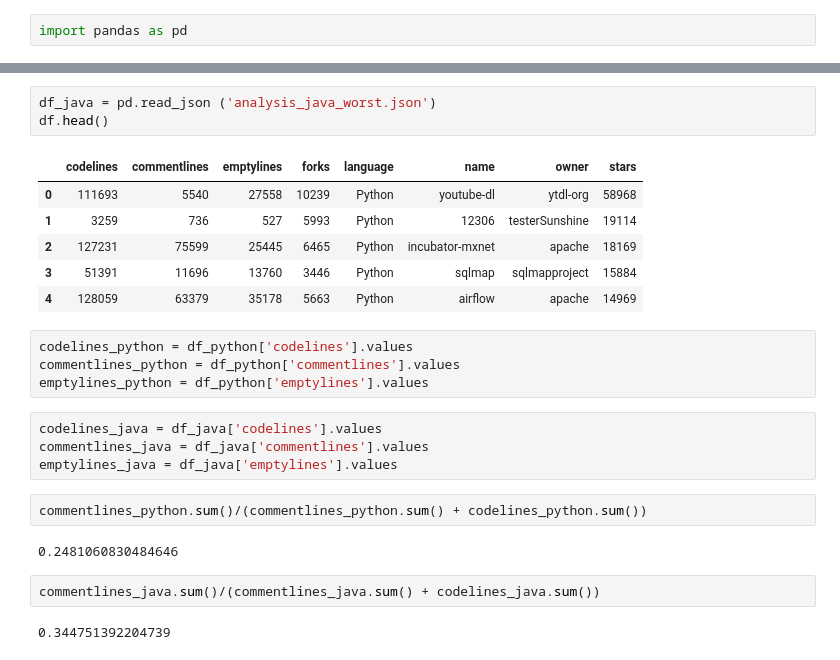
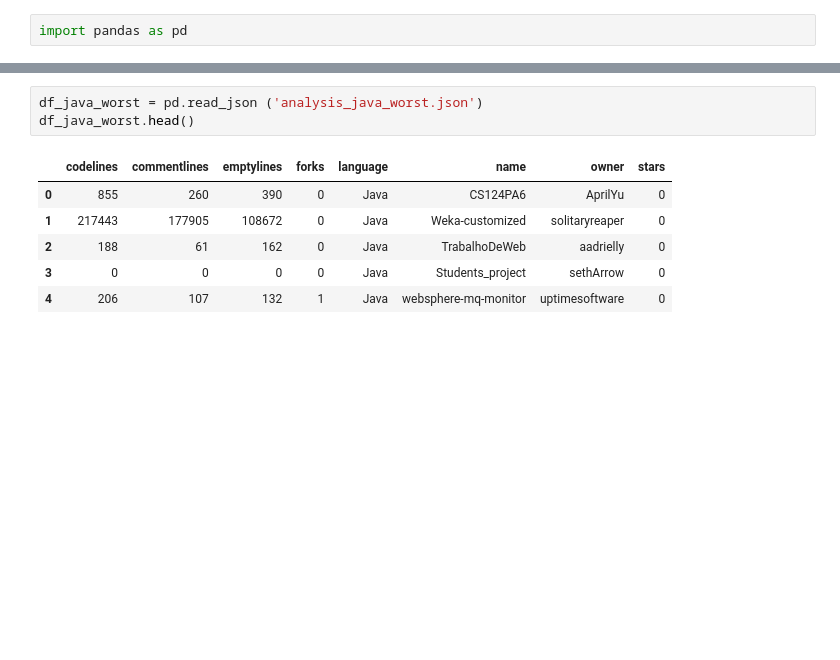
Before and after one commit to davedscl/AdvancedMethodsSe, a Jupyter notebook: evaluation.ipynb, the cells around one changed output, grey strips where cells are left out. Cells and saved outputs as stored; diff of their text form; blank space fills up the shorter version.

```diff
--- a/evaluation.ipynb
+++ b/evaluation.ipynb
@@ -13,26 +33,10 @@ df.head()
 # %%
-df_java = pd.read_json ('analysis_java_worst.json')
-df.head()
+df_java_worst = pd.read_json ('analysis_java_worst.json')
+df_java_worst.head()
 # %% [output]
 |  | codelines | commentlines | emptylines | forks | language | name | owner | stars |
-| 0 | 111693 | 5540 | 27558 | 10239 | Python | youtube-dl | ytdl-org | 58968 |
-| 1 | 3259 | 736 | 527 | 5993 | Python | 12306 | testerSunshine | 19114 |
-| 2 | 127231 | 75599 | 25445 | 6465 | Python | incubator-mxnet | apache | 18169 |
-| 3 | 51391 | 11696 | 13760 | 3446 | Python | sqlmap | sqlmapproject | 15884 |
-| 4 | 128059 | 63379 | 35178 | 5663 | Python | airflow | apache | 14969 |
+| 0 | 855 | 260 | 390 | 0 | Java | CS124PA6 | AprilYu | 0 |
+| 1 | 217443 | 177905 | 108672 | 0 | Java | Weka-customized | solitaryreaper | 0 |
+| 2 | 188 | 61 | 162 | 0 | Java | TrabalhoDeWeb | aadrielly | 0 |
+| 3 | 0 | 0 | 0 | 0 | Java | Students_project | sethArrow | 0 |
+| 4 | 206 | 107 | 132 | 1 | Java | websphere-mq-monitor | uptimesoftware | 0 |
-# %%
-codelines_python = df_python['codelines'].values
-commentlines_python = df_python['commentlines'].values
-emptylines_python = df_python['emptylines'].values
-# %%
-codelines_java = df_java['codelines'].values
-commentlines_java = df_java['commentlines'].values
-emptylines_java = df_java['emptylines'].values
-# %%
-commentlines_python.sum()/(commentlines_python.sum() + codelines_python.sum())
-# %% [output]
-0.2481060830484646
-# %%
-commentlines_java.sum()/(commentlines_java.sum() + codelines_java.sum())
-# %% [output]
-0.344751392204739
```
Also changed, not shown: parts of 11 cells of this notebook.
